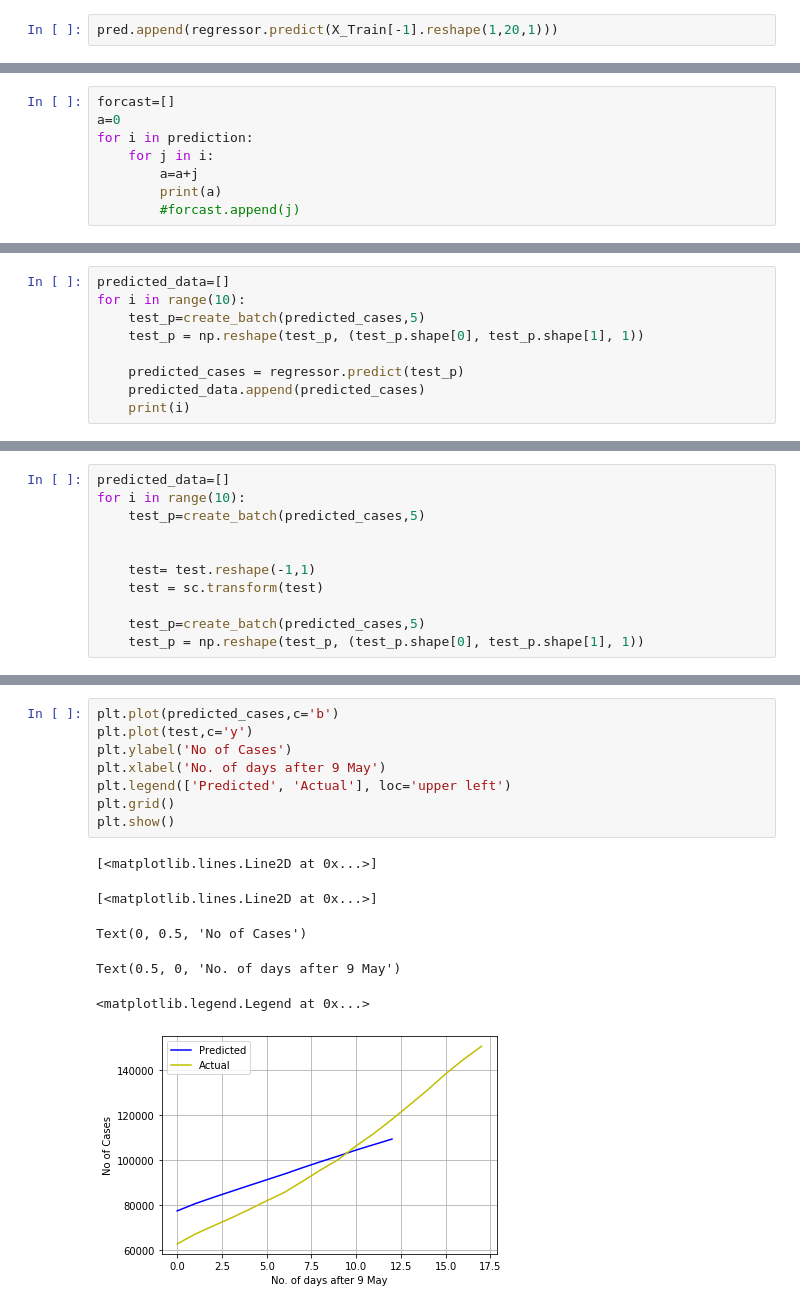
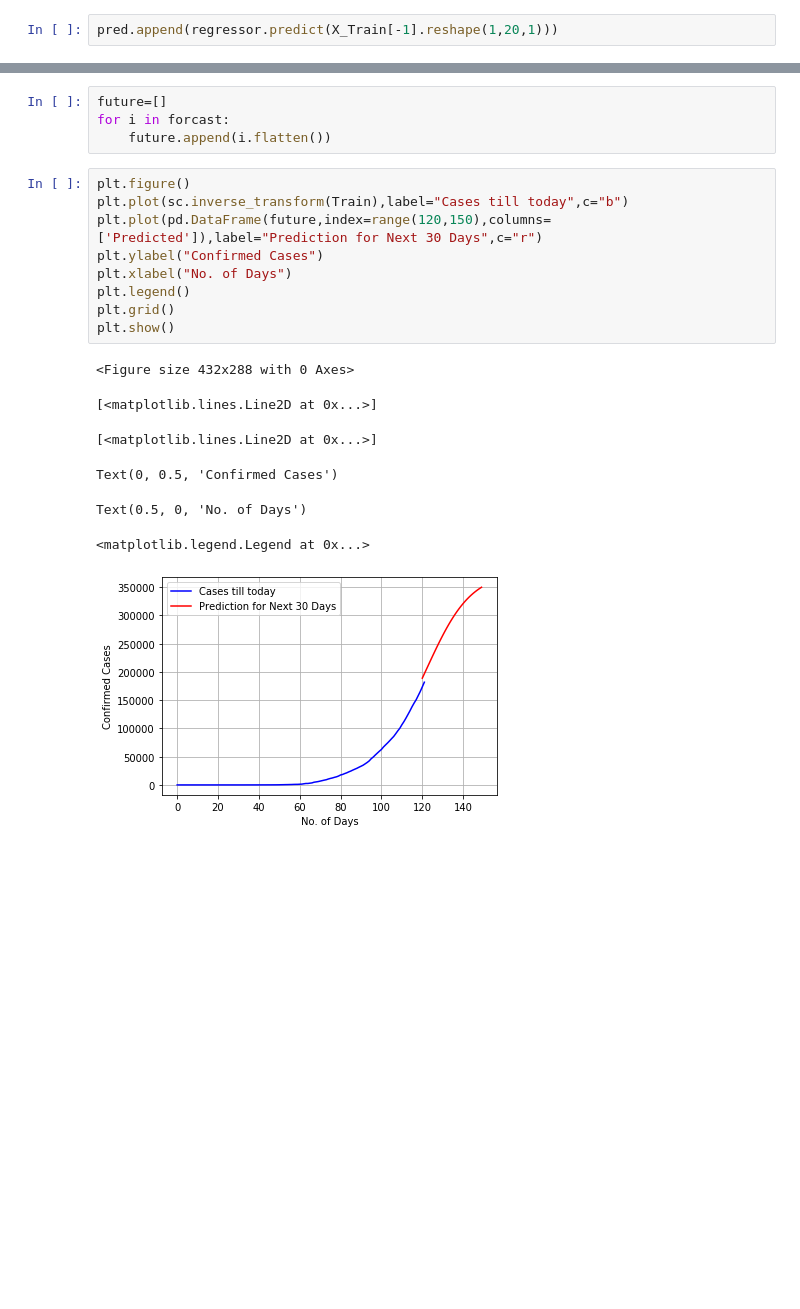
Before and after one commit to tariqmhmd5/Covid-Prediction, a Jupyter notebook: Prediction using LSTM.ipynb, the cells around one changed output, grey strips where cells are left out. Cells and saved outputs as stored; diff of their text form; blank space fills up the shorter version.

```diff
--- a/Prediction using LSTM.ipynb
+++ b/Prediction using LSTM.ipynb
@@ -541,8 +348,0 @@ prediction=sc.inverse_transform(pred)
-# %%
-forcast=[]
-a=0
-for i in prediction:
-    for j in i:
-        a=a+j
-        print(a)
-        #forcast.append(j)
@@ -600,9 +348,0 @@ predicted_cases = sc.inverse_transform(predicted_cases)
-# %%
-predicted_data=[]
-for i in range(10):
-    test_p=create_batch(predicted_cases,5)
-    test_p = np.reshape(test_p, (test_p.shape[0], test_p.shape[1], 1))
-
-    predicted_cases = regressor.predict(test_p)
-    predicted_data.append(predicted_cases)
-    print(i)
@@ -648,11 +348,0 @@ test_p.shape
-# %%
-predicted_data=[]
-for i in range(10):
-    test_p=create_batch(predicted_cases,5)
-
-
-    test= test.reshape(-1,1)
-    test = sc.transform(test)
-
-    test_p=create_batch(predicted_cases,5)
-    test_p = np.reshape(test_p, (test_p.shape[0], test_p.shape[1], 1))
@@ -665,15 +349,21 @@ test=sc.inverse_transform(test)
+# %%
+future=[]
+for i in forcast:
+    future.append(i.flatten())
 # %%
-plt.plot(predicted_cases,c='b')
-plt.plot(test,c='y')
-plt.ylabel('No of Cases')
-plt.xlabel('No. of days after 9 May')
-plt.legend(['Predicted', 'Actual'], loc='upper left')
+plt.figure()
+plt.plot(sc.inverse_transform(Train),label="Cases till today",c="b")
+plt.plot(pd.DataFrame(future,index=range(120,150),columns=['Predicted']),label="Prediction for Next 30 Days",c="r")
+plt.ylabel("Confirmed Cases")
+plt.xlabel("No. of Days")
+plt.legend()
 plt.grid()
 plt.show()
 # %% [output]
-[<matplotlib.lines.Line2D at 0x...>]
+<Figure size 432x288 with 0 Axes>
 [<matplotlib.lines.Line2D at 0x...>]
-Text(0, 0.5, 'No of Cases')
+[<matplotlib.lines.Line2D at 0x...>]
-Text(0.5, 0, 'No. of days after 9 May')
+Text(0, 0.5, 'Confirmed Cases')
-<matplotlib.legend.Legend at 0x...>
+Text(0.5, 0, 'No. of Days')
+<matplotlib.legend.Legend at 0x...>
-[figure, old version]
+[figure, new version]
```
Also changed, not shown: parts of 75 cells of this notebook.
